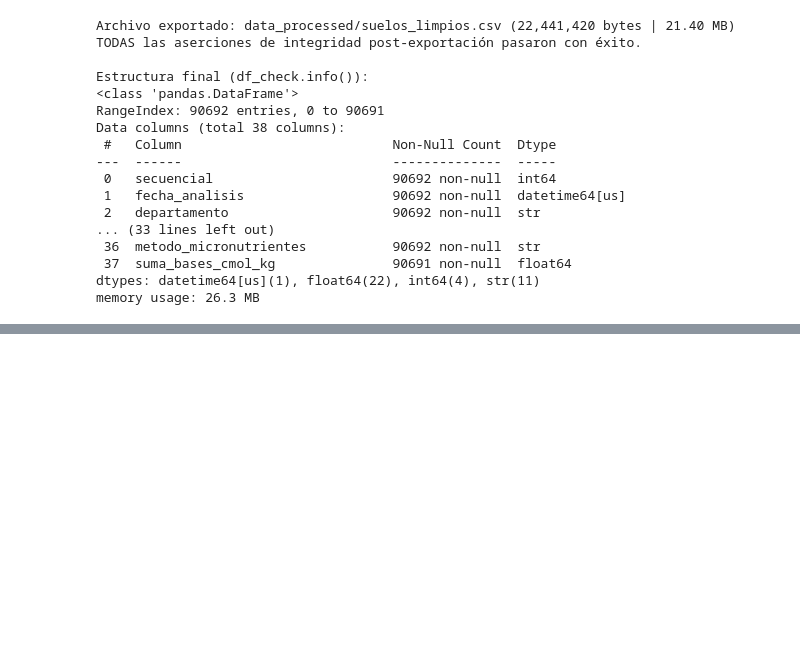
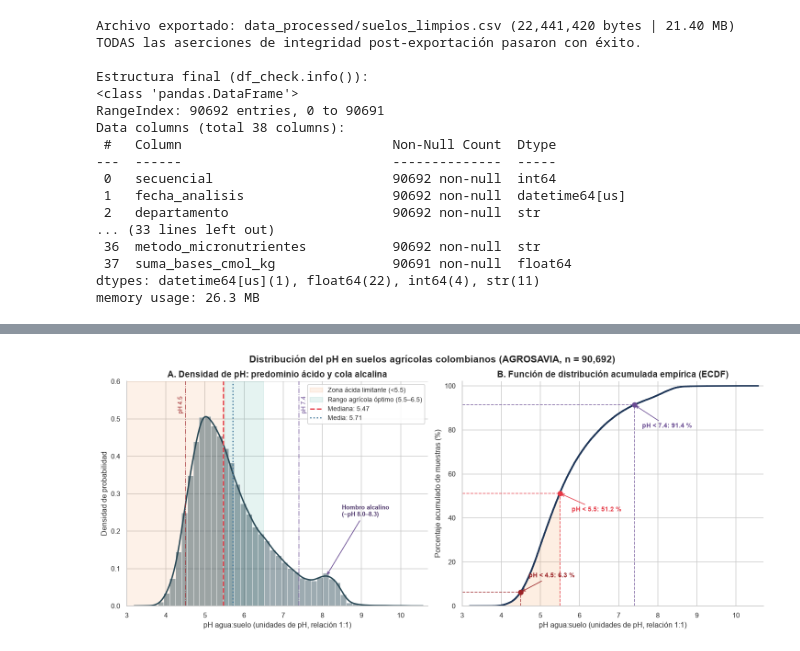
Before and after one commit to diperezmo/Parcial.-An-lisis-exploratorio-de-datos-con-Python, a Jupyter notebook: eda_suelos_agrosavia.ipynb, the cells around one changed output, grey strips where cells are left out. Drawn from its saved outputs; the diff is of its cells as text; code cells hidden in the pictures; blank space fills up the shorter version.

Commit message:
feat(etapa-2): agregar análisis descriptivo, bivariado y figuras principales del EDA

```diff
--- a/eda_suelos_agrosavia.ipynb
+++ b/eda_suelos_agrosavia.ipynb
@@ -1052,0 +1868,68 @@ memory usage: 26.3 MB
+# %%
+# Figura 1: Distribución univariada de pH agua:suelo (Histograma + KDE y ECDF)
+ph = df_eda['ph_agua_suelo'].dropna()
+ph_med = float(ph.median())
+ph_mean = float(ph.mean())
+pct_45 = float((ph < 4.5).mean() * 100)
+pct_55 = float((ph < 5.5).mean() * 100)
+pct_74 = float((ph < 7.4).mean() * 100)
+
+fig, axes = plt.subplots(1, 2, figsize=(13.2, 5.2), constrained_layout=True)
+
+# Panel A: Histograma + KDE
+ax = axes[0]
+ax.axvspan(3.0, 5.5, color='#f4a261', alpha=0.14, label='Zona ácida limitante (<5.5)')
+ax.axvspan(5.5, 6.5, color='#2a9d8f', alpha=0.12, label='Rango agrícola óptimo (5.5–6.5)')
+sns.histplot(
+    ph, binwidth=0.15, stat='density', kde=True,
+    color='#264653', alpha=0.45, edgecolor='white', linewidth=0.5,
+    line_kws={'color': '#1d3557', 'linewidth': 2.0}, ax=ax
+)
+ax.axvline(ph_med, color='#e63946', linestyle='--', linewidth=1.8, label=f'Mediana: {ph_med:.2f}')
+ax.axvline(ph_mean, color='#457b9d', linestyle=':', linewidth=1.8, label=f'Media: {ph_mean:.2f}')
+ax.axvline(4.5, color='#9b2226', linestyle='-.', linewidth=1.1, alpha=0.8)
+ax.axvline(7.4, color='#6a4c93', linestyle='-.', linewidth=1.1, alpha=0.8)
+ax.text(4.45, 0.56, 'pH 4.5', rotation=90, va='top', ha='right', fontsize=8.5, color='#9b2226')
+ax.text(7.45, 0.56, 'pH 7.4', rotation=90, va='top', ha='left', fontsize=8.5, color='#6a4c93')
+ax.annotate('Hombro alcalino\n(~pH 8.0–8.3)', xy=(8.1, 0.08), xytext=(8.5, 0.24),
+            arrowprops=dict(arrowstyle='->', color='#6a4c93', lw=1.1),
+            fontsize=8.5, color='#4a3268', fontweight='bold')
+ax.set_xlim(3.0, 10.7)
+ax.set_ylim(0, 0.60)
+ax.set_xlabel('pH agua:suelo (unidades de pH, relación 1:1)')
+ax.set_ylabel('Densidad de probabilidad')
+ax.set_title('A. Densidad de pH: predominio ácido y cola alcalina')
+ax.legend(loc='upper right', frameon=True, framealpha=0.9)
+
+# Panel B: ECDF
+ax2 = axes[1]
+sorted_ph = np.sort(ph.to_numpy())
+ecdf_pct = np.arange(1, len(sorted_ph) + 1) / len(sorted_ph) * 100.0
+ax2.plot(sorted_ph, ecdf_pct, color='#1d3557', linewidth=2.2)
+ax2.fill_between(sorted_ph, 0, ecdf_pct, where=(sorted_ph < 5.5), color='#f4a261', alpha=0.18)
+
+umbral_pts = [
+    (4.5, pct_45, (4.7, 13), '#9b2226'),
+    (5.5, pct_55, (5.8, 43), '#e63946'),
+    (7.4, pct_74, (7.6, 81), '#6a4c93'),
+]
+for x_u, y_u, xy_t, col in umbral_pts:
+    ax2.plot([x_u, x_u], [0, y_u], color=col, linestyle='--', linewidth=1.1, alpha=0.8)
+    ax2.plot([3.0, x_u], [y_u, y_u], color=col, linestyle='--', linewidth=1.1, alpha=0.8)
+    ax2.scatter([x_u], [y_u], color=col, s=45, zorder=5)
+    ax2.annotate(f'pH < {x_u:.1f}: {y_u:.1f} %', xy=(x_u, y_u), xytext=xy_t,
+                 arrowprops=dict(arrowstyle='->', color=col, lw=1.0),
+                 fontsize=9, fontweight='bold', color=col)
+
+ax2.set_xlim(3.0, 10.7)
+ax2.set_ylim(0, 102)
+ax2.set_xlabel('pH agua:suelo (unidades de pH, relación 1:1)')
+ax2.set_ylabel('Porcentaje acumulado de muestras (%)')
+ax2.set_title('B. Función de distribución acumulada empírica (ECDF)')
+
+fig.suptitle('Distribución del pH en suelos agrícolas colombianos (AGROSAVIA, n = 90,692)',
+             fontsize=13.5, fontweight='bold', y=1.05)
+fig.savefig('figures/fig1_distribucion_ph.png', bbox_inches='tight', dpi=150)
+plt.show()
+# %% [output]
+[figure, added]
```
Also changed, not shown: parts of 34 cells of this notebook, 6 other files.
